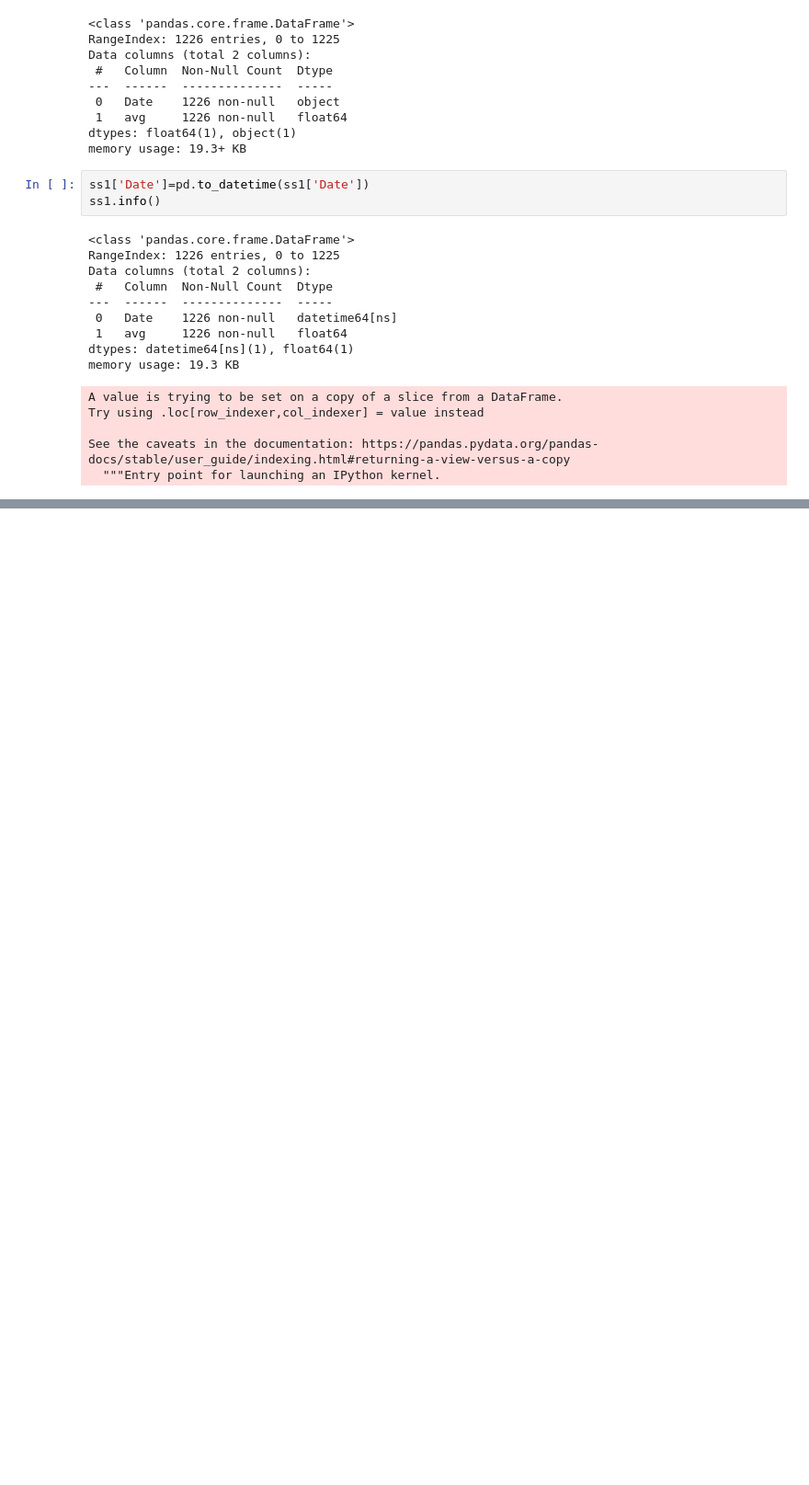
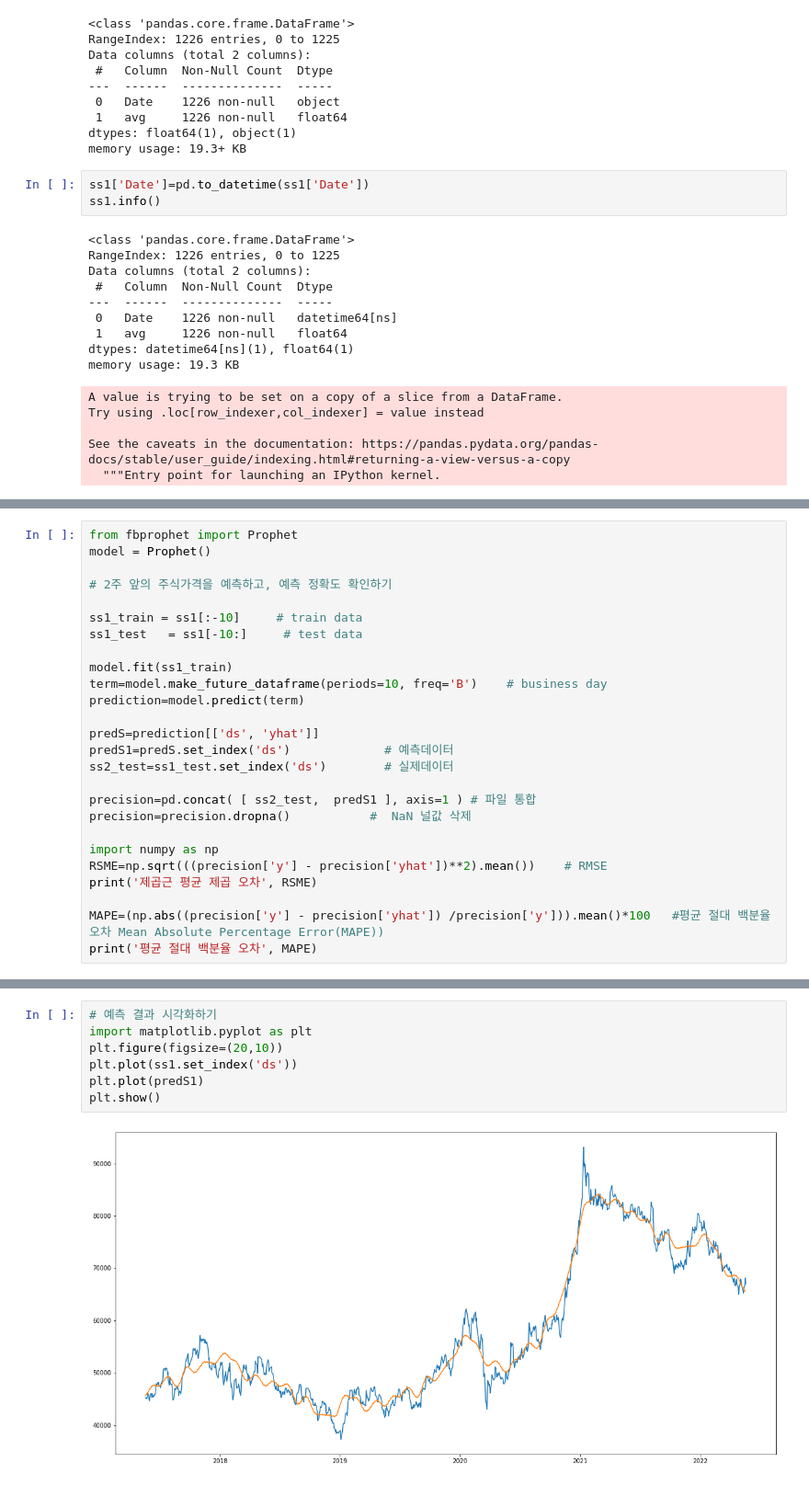
Before and after one commit to koreabao/public_data, a Jupyter notebook: 주가예측.ipynb, the cells around one changed output, grey strips where cells are left out. Shown at 92% size. Saved outputs shown, nothing was run; the diff lists cells and outputs as text; blank space fills up the shorter version.

```diff
--- a/주가예측.ipynb
+++ b/주가예측.ipynb
@@ -73,0 +89,26 @@ ss1.columns = ['ds','y']
+# %%
+from fbprophet import Prophet
+model = Prophet()
+
+# 2주 앞의 주식가격을 예측하고, 예측 정확도 확인하기
+
+ss1_train = ss1[:-10]     # train data
+ss1_test   = ss1[-10:]     # test data
+
+model.fit(ss1_train)
+term=model.make_future_dataframe(periods=10, freq='B')    # business day
+prediction=model.predict(term)
+
+predS=prediction[['ds', 'yhat']]
+predS1=predS.set_index('ds')             # 예측데이터
+ss2_test=ss1_test.set_index('ds')        # 실제데이터
+
+precision=pd.concat( [ ss2_test,  predS1 ], axis=1 ) # 파일 통합
+precision=precision.dropna()           #  NaN 널값 삭제
+
+import numpy as np
+RSME=np.sqrt(((precision['y'] - precision['yhat'])**2).mean())    # RMSE
+print('제곱근 평균 제곱 오차', RSME)
+
+MAPE=(np.abs((precision['y'] - precision['yhat']) /precision['y'])).mean()*100   #평균 절대 백분율 오차 Mean Absolute Percentage Error(MAPE))
+print('평균 절대 백분율 오차', MAPE)
@@ -73,0 +148,9 @@ ss1.columns = ['ds','y']
+# %%
+# 예측 결과 시각화하기
+import matplotlib.pyplot as plt
+plt.figure(figsize=(20,10))
+plt.plot(ss1.set_index('ds'))
+plt.plot(predS1)
+plt.show()
+# %% [output]
+[figure, added]
```
Also changed, not shown: parts of 8 cells of this notebook.
